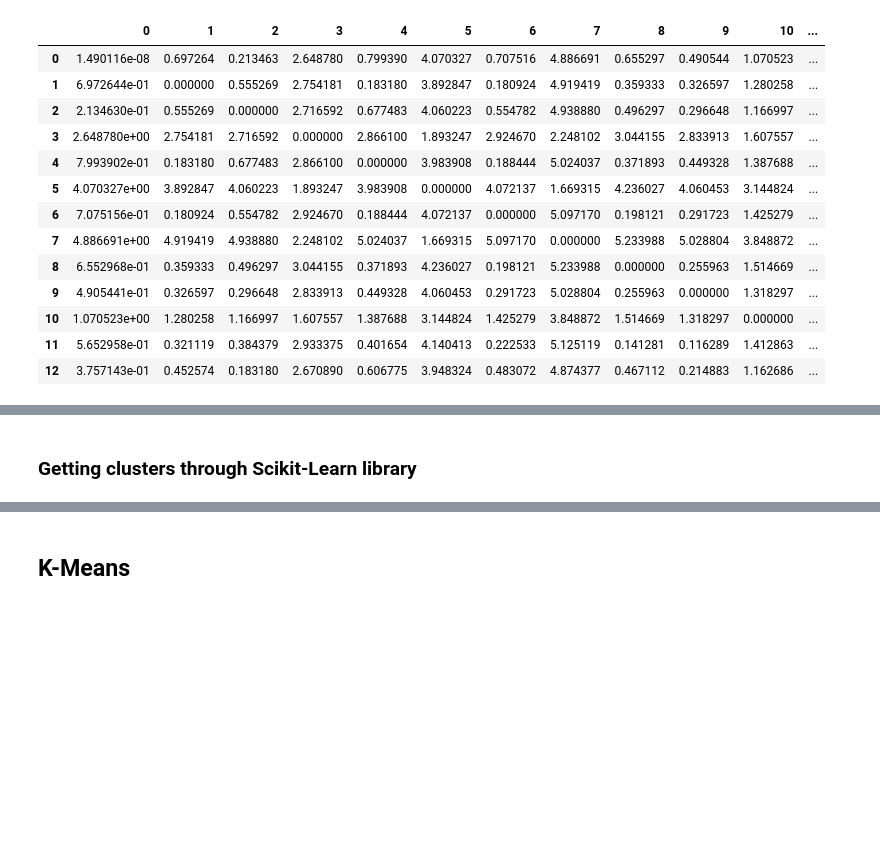
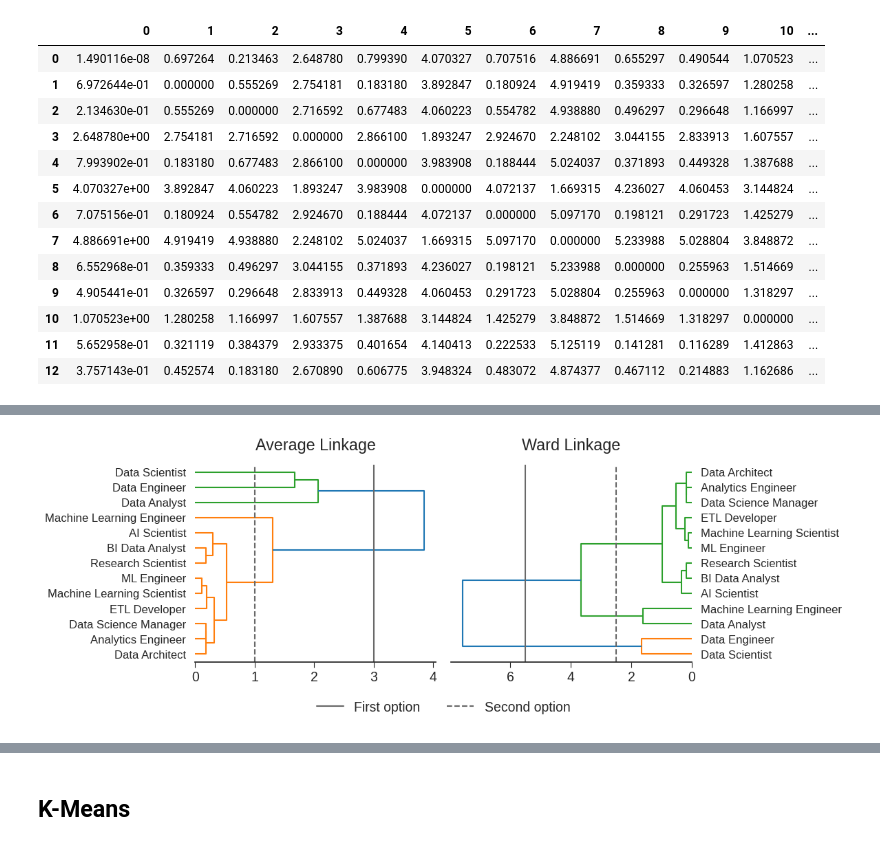
Before and after one commit to nicolaubruno/ML_projects, a Jupyter notebook: Data Science Jobs/Analysis.ipynb, the cells around one changed output, grey strips where cells are left out. Cells and saved outputs as stored; diff of their text form; code cells hidden in the pictures; blank space fills up the shorter version.

Commit message:
Added a more precise analysis of the linkage methods (project: Data Science Jobs)

```diff
--- a/Data Science Jobs/Analysis.ipynb
+++ b/Data Science Jobs/Analysis.ipynb
@@ -416,2 +387,69 @@ plt.show()
-# %% [markdown]
-### Getting clusters through Scikit-Learn library
+# %%
+#----- Figure and Axes -----#
+
+fig = plt.figure(figsize = (12, 4), dpi = 100)
+gs = fig.add_gridspec(nrows = 1, ncols = 2)
+
+ax = []
+for j in range(2):
+    ax.append(fig.add_subplot(gs[0, j]))
+
+    ax[-1].spines[['top', 'right', 'left']].set_visible(False)
+    ax[-1].set_yticks([])
+    #ax[-1].set_xticks([])
+
+#----- Style -----#
+
+plt.style.use('seaborn-ticks')
+plt.rcParams.update({'font.size': 14})
+
+#----- Dendrograms -----#
+
+titles = ['Average Linkage', 'Ward Linkage']
+linkage_methods = ['average', 'ward']
+
+for i in range(len(linkage_methods)):
+    # Orientation
+    if i % 2 == 0: side = 'right'
+    else: side = 'left'
+
+    # Title
+    ax[i].set_title(titles[i], pad = 15)
+
+    # Dendogram
+    sch.dendrogram(
+        sch.linkage(scaled_df, method = linkage_methods[i], optimal_ordering = True),
+        orientation = side,
+        labels = scaled_df.index,
+        ax = ax[i]
+    )
+
+#----- Number of clusters -----#
+
+# Average linkage
+ax[0].axvline(3, label = "First option", linestyle = '-', color = 'dimgrey')
+ax[0].axvline(1, label = 'Second option', linestyle = '--', color = 'dimgrey')
+
+# Ward linkage
+ax[1].axvline(5.5, label = "First option", linestyle = '-', color = 'dimgrey')
+ax[1].axvline(2.5, label = 'Second option', linestyle = '--', color = 'dimgrey')
+
+#----- Legends and titles -----#
+
+plt.suptitle(' Dendrograms')
+
+handles, labels = ax[0].get_legend_handles_labels()
+fig.legend(
+    handles,
+    labels,
+    loc = 'lower center',
+    ncol = 2,
+    bbox_to_anchor = (0.5, -0.1)
+)
+
+#----- Show and/or save figure -----#
+
+plt.tight_layout()
+plt.savefig('dendrograms.png', dpi = 100)
+# %% [output]
+[figure, added]
```
Also changed, not shown: parts of 17 cells of this notebook, 4 other files.
